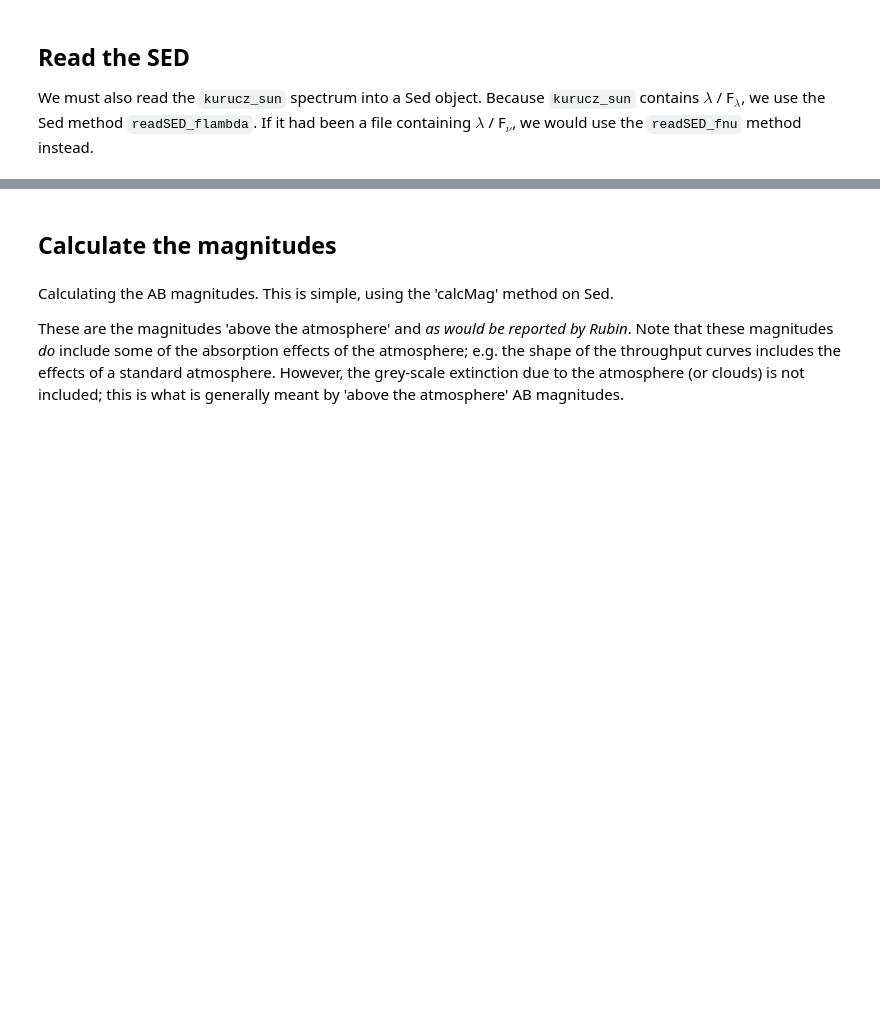
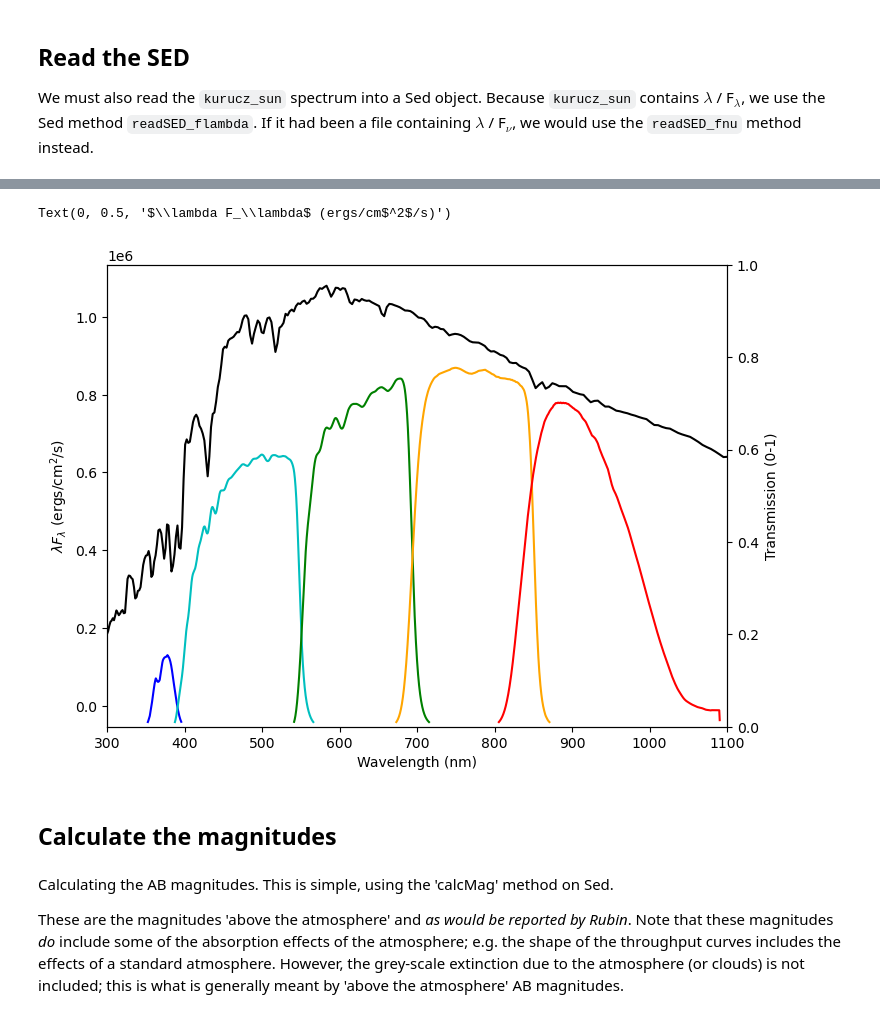
Before and after one commit to sylvielsstfr/rubinsimphot, a Jupyter notebook: docs/notebooks/auxtel/calculating_magnitudes_auxtel.ipynb, the cells around one changed output, grey strips where cells are left out. Saved outputs shown, nothing was run; the diff lists cells and outputs as text; code cells hidden in the pictures; blank space fills up the shorter version.

```diff
--- a/docs/notebooks/auxtel/calculating_magnitudes_auxtel.ipynb
+++ b/docs/notebooks/auxtel/calculating_magnitudes_auxtel.ipynb
@@ -90,16 +99,19 @@ Error reading sed file kurucz_sun; it may not exist.
 # %%
 # Let's see what the SED and throughputs look like together
 fig = plt.figure(figsize=(8,6))
 ax1 = plt.subplot(1,1,1)
 ax2 = ax1.twinx()
 for f in filterlist:
-    ax2.plot(lsst[f].wavelen, lsst[f].sb, color=filtercolors[f])
+    ax2.plot(auxtel_sdss[f].wavelen, auxtel_sdss[f].sb, color=filtercolors[f])
 ax1.plot(sun.wavelen, sun.wavelen*sun.flambda, color='k')
 plt.xlim(300, 1100)
 ax1.set_xlabel('Wavelength (nm)')
 ax2.set_ylabel('Transmission (0-1)')
 ax2.set_ylim(0, 1)
 ax1.set_ylabel('$\lambda F_\lambda$ (ergs/cm$^2$/s)')
+# %% [output]
+Text(0, 0.5, '$\\lambda F_\\lambda$ (ergs/cm$^2$/s)')
+[figure, added]
 # %% [markdown]
 ## Calculate the magnitudes ##
 # %% [markdown]
```
Also changed, not shown: parts of 18 cells of this notebook, 8 other files.
